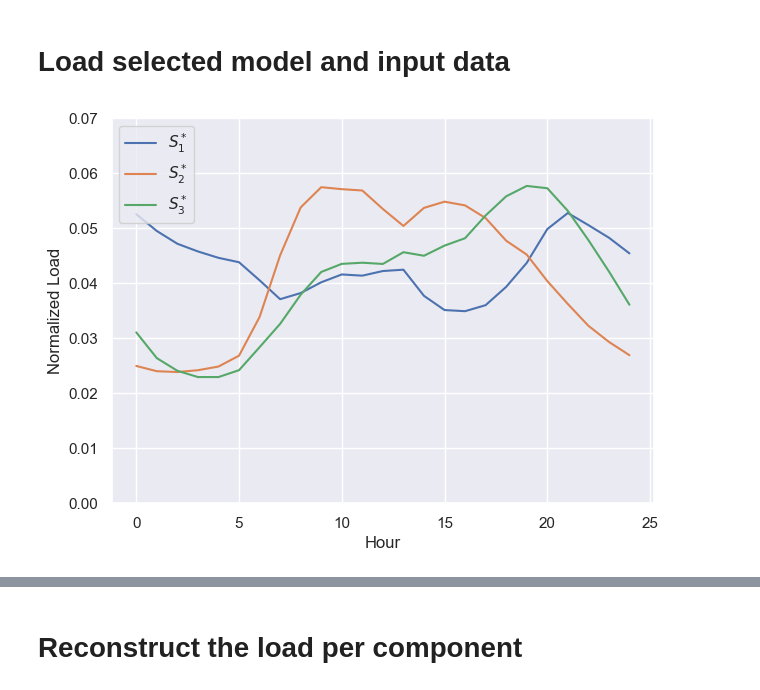
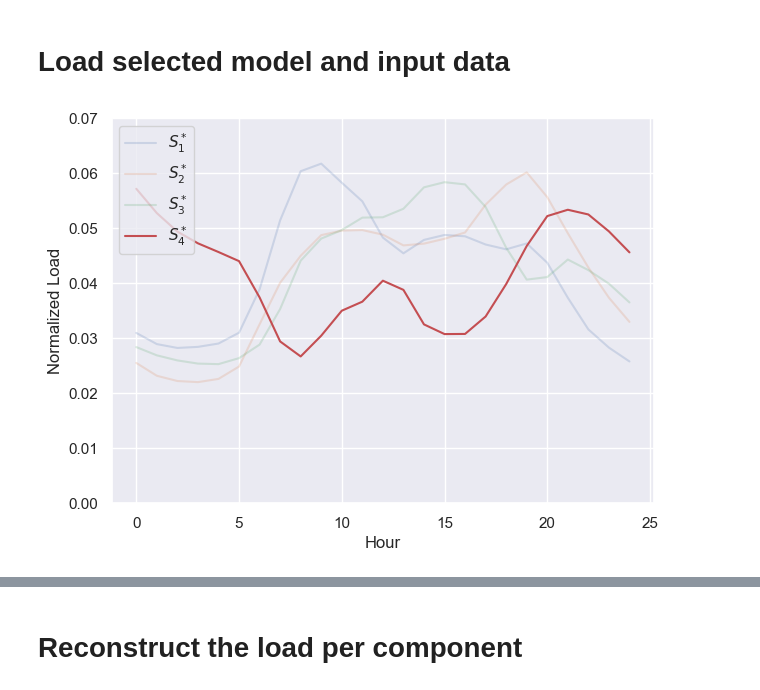
Before and after one commit to gkchln/load_bss, a Jupyter notebook: DecomposeLoad.ipynb, the cells around one changed output, grey strips where cells are left out. Cells and saved outputs as stored; diff of their text form; code cells hidden in the pictures.

```diff
--- a/DecomposeLoad.ipynb
+++ b/DecomposeLoad.ipynb
@@ -25,7 +25,7 @@ locale.setlocale(locale.LC_ALL, 'it_IT')
 # %% [output]
 'it_IT'
 # %%
-def plot_components(H, ax=None, figsize=(10, 6), labels=None, **kwargs):
+def plot_components(H, ax=None, figsize=(10, 6), labels=None, emphasize_comp=None, **kwargs):
     if ax is None:
         fig, ax = plt.subplots(figsize=figsize)
     else:
@@ -38,7 +38,11 @@ def plot_components(H, ax=None, figsize=(10, 6), labels=None, **kwargs):
             label = labels[k]
         else:
             label = f'Component {k + 1}'
-        ax.plot(abscissa, H[k, :], linestyle='-', label=label, **kwargs)
+        if emphasize_comp and emphasize_comp != k + 1:
+            alpha = 0.2
+        else:
+            alpha = 1
+        ax.plot(abscissa, H[k, :], linestyle='-', label=label, alpha=alpha, **kwargs)
 
     ax.set_xlabel('Hour')
     ax.set_ylabel('Normalized Load')
@@ -65,7 +74,12 @@ daytype_order = [
 # %% [markdown]
 # Load selected model and input data
 # %%
-method = 'WHoptindic_3comp_10000runs'
+n_comp = 4
+n_runs = 1000
+opt = 'simp'
+specific = '_Italy'
+
+method = f'WHopt{opt}_{n_comp}comp_{n_runs}runs{specific}'
 data = np.load('data/3_output/nmf_results/' + method + '.npz', allow_pickle=True)
 
 W = data['W']
@@ -76,8 +90,8 @@ H = data['H']
 # W = W[:, reordering]
 # H = H[reordering, :]
 # %%
-fig, ax = plot_components(H, labels=['$S_1^*$', '$S_2^*$', '$S_3^*$'], marker=None, linewidth=1.5, figsize=(7, 5))
+fig, ax = plot_components(H, labels=[f'$S_{i+1}^*$' for i in range(n_comp)], marker=None, linewidth=1.5, figsize=(7, 5), emphasize_comp=4)
 left, right = ax.set_ylim((0,0.07))
 # %% [output]
-[figure, old version]
+[figure, new version]
 # %%
```
Also changed, not shown: parts of 24 cells of this notebook.
